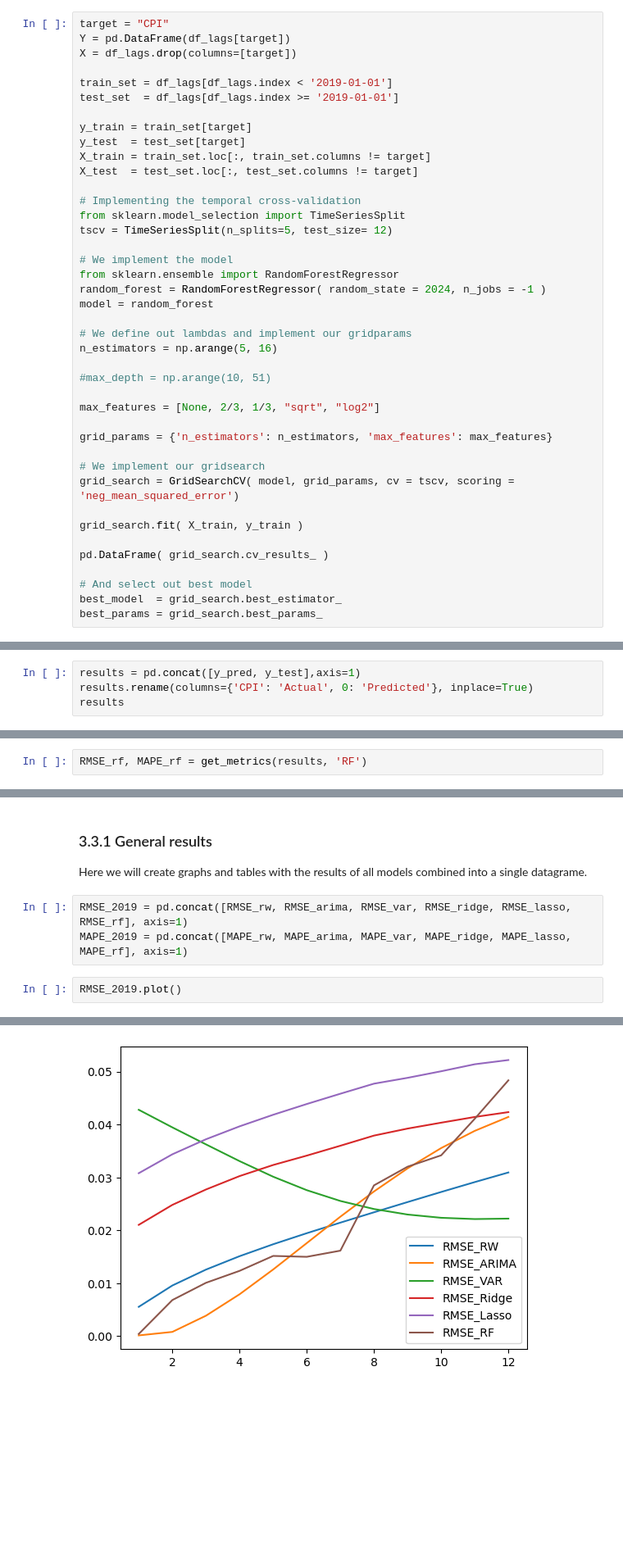
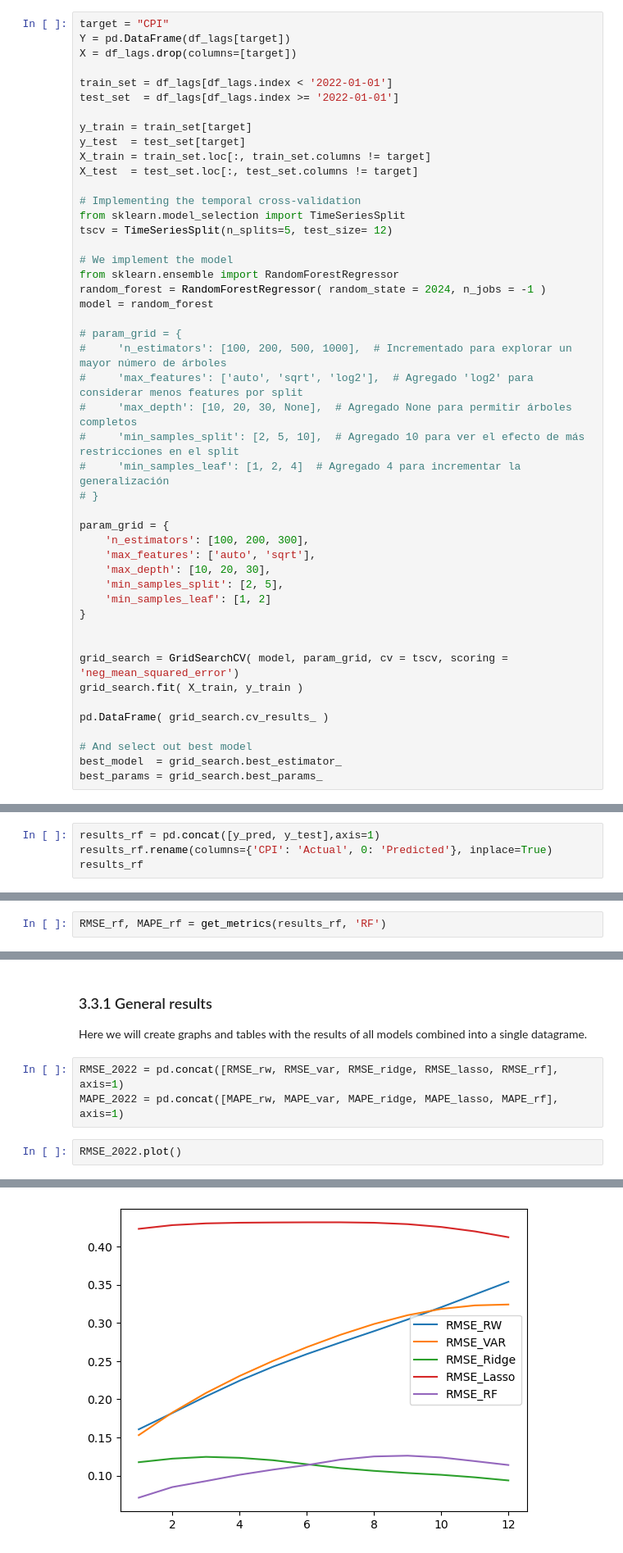
Before and after one commit to estcab00/inflation-prediction, a Jupyter notebook: code/headline_inflation/2019 - new variables/3_Regression_H19_Robustness.ipynb, the cells around one changed output, grey strips where cells are left out. Shown: that part at 82% size. Drawn from its saved outputs; the diff is of its cells as text; blank space fills up the shorter version.

```diff
--- a/code/headline_inflation/2019 - new variables/3_Regression_H19_Robustness.ipynb
+++ b/code/headline_inflation/2019 - new variables/3_Regression_H19_Robustness.ipynb
@@ -480,8 +453,8 @@ target = "CPI"
 Y = pd.DataFrame(df_lags[target])
 X = df_lags.drop(columns=[target])
 
-train_set = df_lags[df_lags.index < '2019-01-01']
-test_set  = df_lags[df_lags.index >= '2019-01-01']
+train_set = df_lags[df_lags.index < '2022-01-01']
+test_set  = df_lags[df_lags.index >= '2022-01-01']
 
 y_train = train_set[target]
 y_test  = test_set[target]
@@ -497,18 +470,24 @@ from sklearn.ensemble import RandomForestRegressor
 random_forest = RandomForestRegressor( random_state = 2024, n_jobs = -1 )
 model = random_forest
 
-# We define out lambdas and implement our gridparams
-n_estimators = np.arange(5, 16)
+# param_grid = {
+#     'n_estimators': [100, 200, 500, 1000],  # Incrementado para explorar un mayor número de árboles
+#     'max_features': ['auto', 'sqrt', 'log2'],  # Agregado 'log2' para considerar menos features por split
+#     'max_depth': [10, 20, 30, None],  # Agregado None para permitir árboles completos
+#     'min_samples_split': [2, 5, 10],  # Agregado 10 para ver el efecto de más restricciones en el split
+#     'min_samples_leaf': [1, 2, 4]  # Agregado 4 para incrementar la generalización
+# }
 
-#max_depth = np.arange(10, 51)
+param_grid = {
+    'n_estimators': [100, 200, 300],
+    'max_features': ['auto', 'sqrt'],
+    'max_depth': [10, 20, 30],
+    'min_samples_split': [2, 5],
+    'min_samples_leaf': [1, 2]
+}
 
-max_features = [None, 2/3, 1/3, "sqrt", "log2"]
 
-grid_params = {'n_estimators': n_estimators, 'max_features': max_features}
-
-# We implement our gridsearch
-grid_search = GridSearchCV( model, grid_params, cv = tscv, scoring = 'neg_mean_squared_error')
-
+grid_search = GridSearchCV( model, param_grid, cv = tscv, scoring = 'neg_mean_squared_error')
 grid_search.fit( X_train, y_train )
 
 pd.DataFrame( grid_search.cv_results_ )
@@ -526,9 +513,9 @@ vars_df_rf.to_excel( f'../../../output/3_Regression/h19_test/h19coef_rf.xlsx' )
 y_pred = best_model.predict( X_test )
 y_pred = pd.Series(y_pred, index = y_test.index)
 # %%
-results = pd.concat([y_pred, y_test],axis=1)
-results.rename(columns={'CPI': 'Actual', 0: 'Predicted'}, inplace=True)
-results
+results_rf = pd.concat([y_pred, y_test],axis=1)
+results_rf.rename(columns={'CPI': 'Actual', 0: 'Predicted'}, inplace=True)
+results_rf
 # %% [output]
 |  | Predicted | Actual |
 | Fecha |  |  |
@@ -547,2 +534,2 @@ results
 # %%
-RMSE_rf, MAPE_rf = get_metrics(results, 'RF')
+RMSE_rf, MAPE_rf = get_metrics(results_rf, 'RF')
@@ -909,11 +860,11 @@ Here we concat all results into a single dataframe. We export the table to excel
 ### 3.3.1 General results
 Here we will create graphs and tables with the results of all models combined into a single datagrame.
 # %%
-RMSE_2019 = pd.concat([RMSE_rw, RMSE_arima, RMSE_var, RMSE_ridge, RMSE_lasso, RMSE_rf], axis=1)
-MAPE_2019 = pd.concat([MAPE_rw, MAPE_arima, MAPE_var, MAPE_ridge, MAPE_lasso, MAPE_rf], axis=1)
+RMSE_2022 = pd.concat([RMSE_rw, RMSE_var, RMSE_ridge, RMSE_lasso, RMSE_rf], axis=1)
+MAPE_2022 = pd.concat([MAPE_rw, MAPE_var, MAPE_ridge, MAPE_lasso, MAPE_rf], axis=1)
 # %%
-RMSE_2019.plot()
+RMSE_2022.plot()
 # %% [output]
 <Axes: >
-[figure, old version]
+[figure, new version]
 # %%
```
Also changed, not shown: parts of 58 cells of this notebook, 12 other files.
